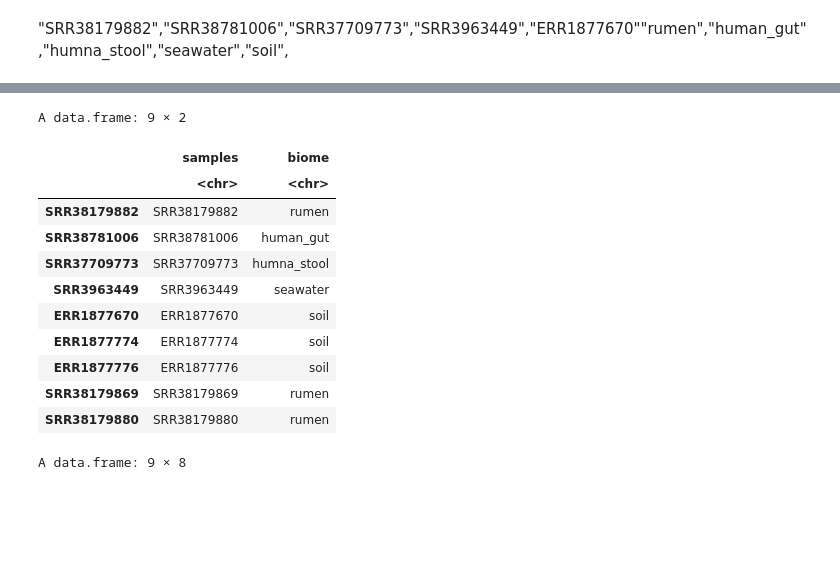
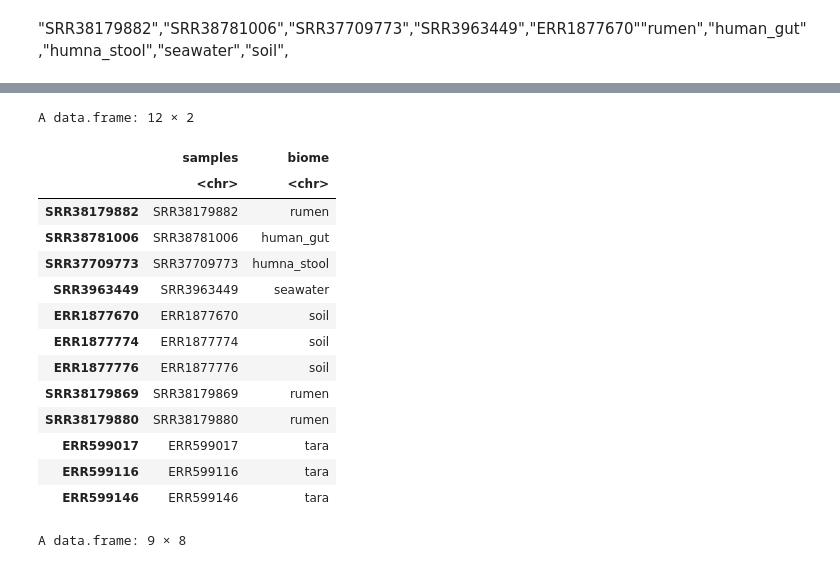
Before and after one commit to EdoT99/geomosaic_cookbook, a Jupyter notebook: notebooks/geomosaic_rmi-rpi-indexes.ipynb, the cells around one changed output, grey strips where cells are left out. Cells and saved outputs as stored; diff of their text form; code cells hidden in the pictures; blank space fills up the shorter version.

```diff
--- a/notebooks/geomosaic_rmi-rpi-indexes.ipynb
+++ b/notebooks/geomosaic_rmi-rpi-indexes.ipynb
@@ -100,3 +135,6 @@ ERR1877776  -> soil
 # %%
 dt <- data.frame(samples = c("SRR38179882","SRR38781006","SRR37709773","SRR3963449","ERR1877670","ERR1877774","ERR1877776","SRR38179869","SRR38179880"), biome = c("rumen","human_gut","humna_stool","seawater","soil","soil","soil","rumen","rumen"))
 rownames(dt) <- dt$samples
+# %%
+dt_2 <- data.frame(samples = c("SRR38179882","SRR38781006","SRR37709773","SRR3963449","ERR1877670","ERR1877774","ERR1877776","SRR38179869","SRR38179880","ERR599017","ERR599116","ERR599146"), biome = c("rumen","human_gut","humna_stool","seawater","soil","soil","soil","rumen","rumen","tara","tara","tara"))
+rownames(dt_2) <- dt_2$samples
@@ -103,18 +164,21 @@ rownames(dt) <- dt$samples
 # %%
-dt
+dt_2
 # %% [output]
-A data.frame: 9 × 2
+A data.frame: 12 × 2
 |  | samples | biome |
 |  | <chr> | <chr> |
 | SRR38179882 | SRR38179882 | rumen |
 | SRR38781006 | SRR38781006 | human_gut |
 | SRR37709773 | SRR37709773 | humna_stool |
 | SRR3963449 | SRR3963449 | seawater |
 | ERR1877670 | ERR1877670 | soil |
 | ERR1877774 | ERR1877774 | soil |
 | ERR1877776 | ERR1877776 | soil |
 | SRR38179869 | SRR38179869 | rumen |
 | SRR38179880 | SRR38179880 | rumen |
+| ERR599017 | ERR599017 | tara |
+| ERR599116 | ERR599116 | tara |
+| ERR599146 | ERR599146 | tara |
 # %%
 # Left join on row names
 combined_df <- merge(df, dt, by = 0, all.x = TRUE, )
```
Also changed, not shown: parts of 9 cells of this notebook.
